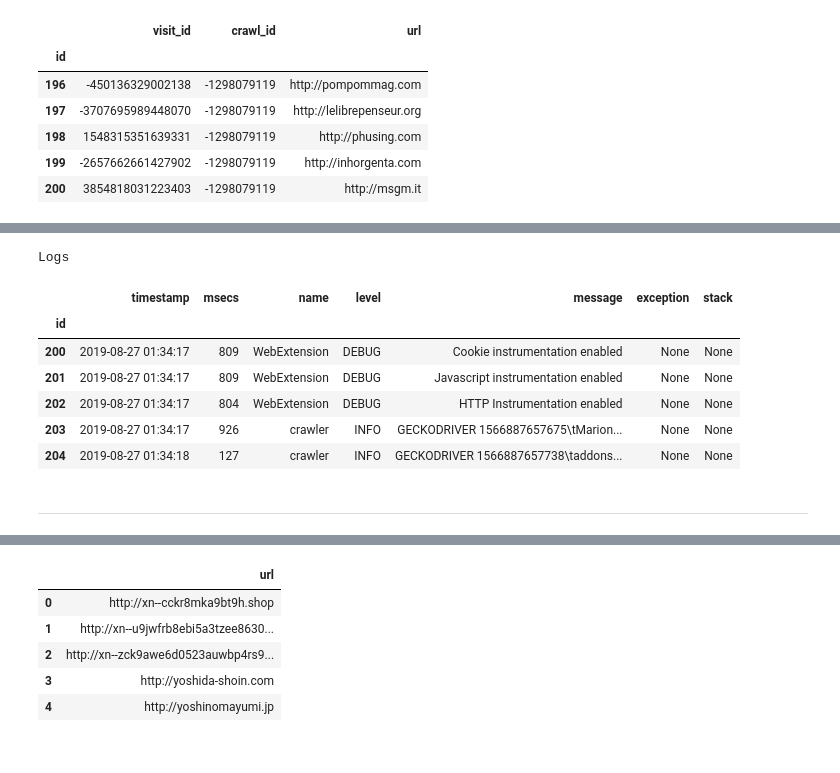
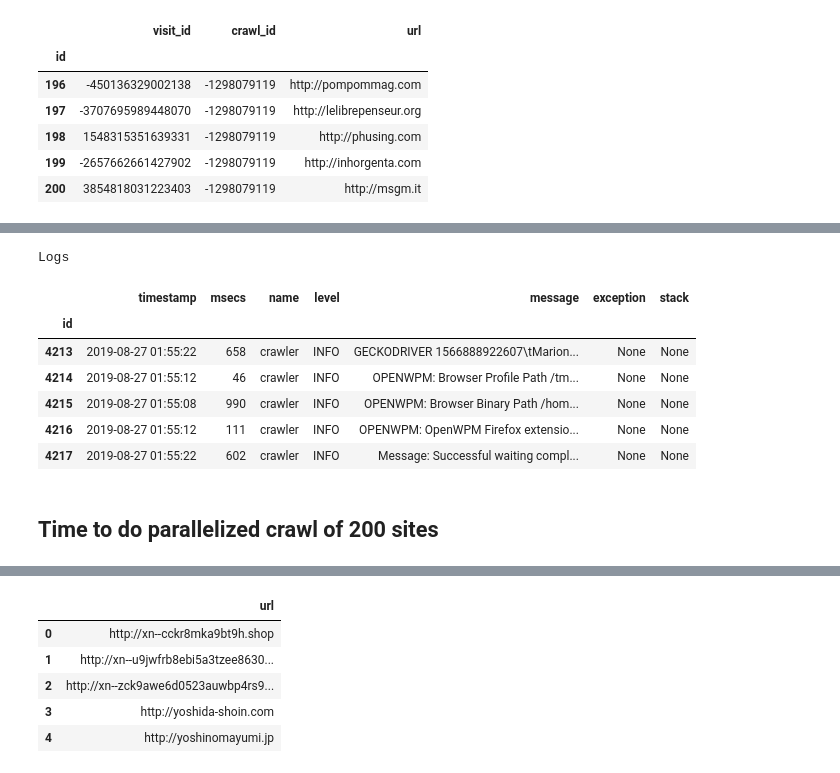
Before and after one commit to birdsarah/faust-selenium, a Jupyter notebook: crawler/data-review.ipynb, the cells around one changed output, grey strips where cells are left out. Drawn from its saved outputs; the diff is of its cells as text; code cells hidden in the pictures.

Commit message:
Add data-review from 200 site crawl

```diff
--- a/crawler/data-review.ipynb
+++ b/crawler/data-review.ipynb
@@ -138,18 +142,19 @@ HTTP Redirects
 # %%
 df = pd.read_sql_table('logs', DB, index_col='id')
 print('Logs')
+df['timestamp'] = pd.to_datetime(df.timestamp)
 df.tail()
 # %% [output]
 Logs
 |  | timestamp | msecs | name | level | message | exception | stack |
 | id |  |  |  |  |  |  |  |
-| 200 | 2019-08-27 01:34:17 | 809 | WebExtension | DEBUG | Cookie instrumentation enabled | None | None |
-| 201 | 2019-08-27 01:34:17 | 809 | WebExtension | DEBUG | Javascript instrumentation enabled | None | None |
-| 202 | 2019-08-27 01:34:17 | 804 | WebExtension | DEBUG | HTTP Instrumentation enabled | None | None |
-| 203 | 2019-08-27 01:34:17 | 926 | crawler | INFO | GECKODRIVER 1566887657675\tMarion... | None | None |
-| 204 | 2019-08-27 01:34:18 | 127 | crawler | INFO | GECKODRIVER 1566887657738\taddons... | None | None |
+| 4213 | 2019-08-27 01:55:22 | 658 | crawler | INFO | GECKODRIVER 1566888922607\tMarion... | None | None |
+| 4214 | 2019-08-27 01:55:12 | 46 | crawler | INFO | OPENWPM: Browser Profile Path /tm... | None | None |
+| 4215 | 2019-08-27 01:55:08 | 990 | crawler | INFO | OPENWPM: Browser Binary Path /hom... | None | None |
+| 4216 | 2019-08-27 01:55:12 | 111 | crawler | INFO | OPENWPM: OpenWPM Firefox extensio... | None | None |
+| 4217 | 2019-08-27 01:55:22 | 602 | crawler | INFO | Message: Successful waiting compl... | None | None |
 # %%
 # for message in df[df.message.str.startswith('GECKODRIVER')].message.values:
 #    print(message)
-# %% [markdown]
-----
+# %% [markdown]
+## Time to do parallelized crawl of 200 sites
```
Also changed, not shown: parts of 14 cells of this notebook.
